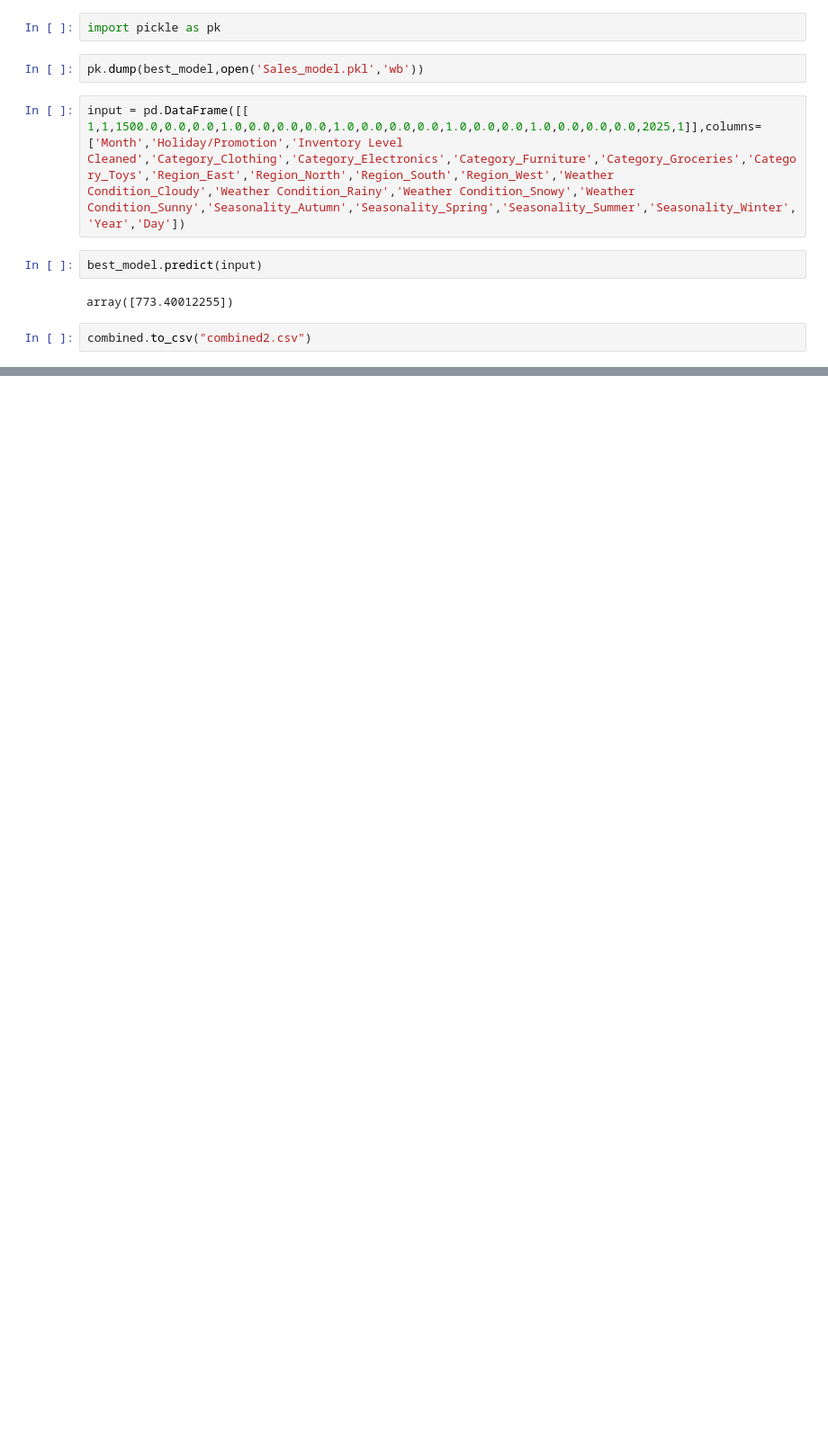
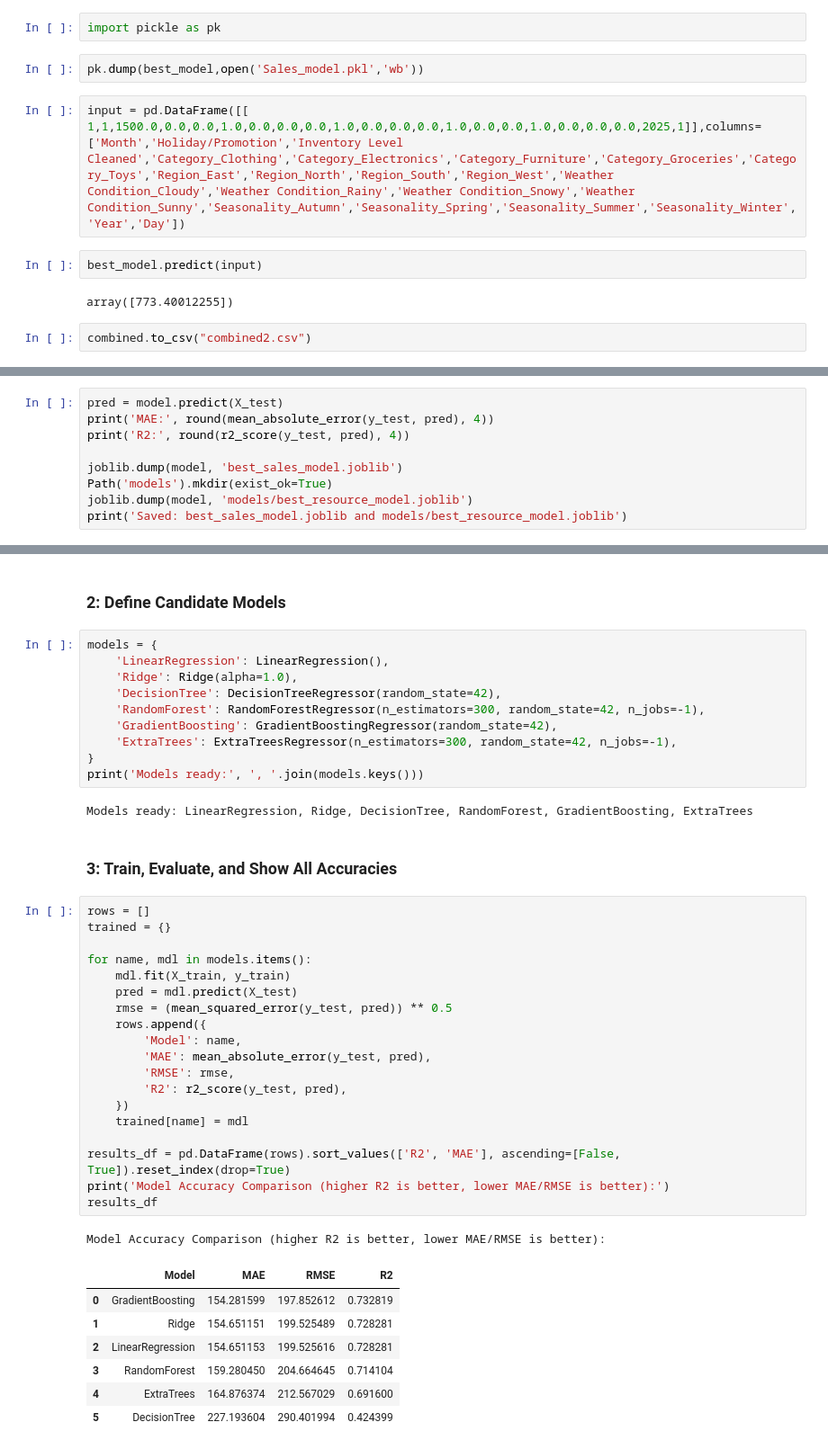
Before and after one commit to yash0patel/Resource-management, a Jupyter notebook: Predict sale.ipynb, the cells around one changed output, grey strips where cells are left out. Shown at 90% size. Cells and saved outputs as stored; diff of their text form; blank space fills up the shorter version.

```diff
--- a/Predict sale.ipynb
+++ b/Predict sale.ipynb
@@ -655,0 +711,9 @@ combined.to_csv("combined2.csv")
+# %%
+pred = model.predict(X_test)
+print('MAE:', round(mean_absolute_error(y_test, pred), 4))
+print('R2:', round(r2_score(y_test, pred), 4))
+
+joblib.dump(model, 'best_sales_model.joblib')
+Path('models').mkdir(exist_ok=True)
+joblib.dump(model, 'models/best_resource_model.joblib')
+print('Saved: best_sales_model.joblib and models/best_resource_model.joblib')
@@ -655,0 +768,44 @@ combined.to_csv("combined2.csv")
+# %% [markdown]
+### 2: Define Candidate Models
+# %%
+models = {
+    'LinearRegression': LinearRegression(),
+    'Ridge': Ridge(alpha=1.0),
+    'DecisionTree': DecisionTreeRegressor(random_state=42),
+    'RandomForest': RandomForestRegressor(n_estimators=300, random_state=42, n_jobs=-1),
+    'GradientBoosting': GradientBoostingRegressor(random_state=42),
+    'ExtraTrees': ExtraTreesRegressor(n_estimators=300, random_state=42, n_jobs=-1),
+}
+print('Models ready:', ', '.join(models.keys()))
+# %% [output]
+Models ready: LinearRegression, Ridge, DecisionTree, RandomForest, GradientBoosting, ExtraTrees
+# %% [markdown]
+### 3: Train, Evaluate, and Show All Accuracies
+# %%
+rows = []
+trained = {}
+
+for name, mdl in models.items():
+    mdl.fit(X_train, y_train)
+    pred = mdl.predict(X_test)
+    rmse = (mean_squared_error(y_test, pred)) ** 0.5
+    rows.append({
+        'Model': name,
+        'MAE': mean_absolute_error(y_test, pred),
+        'RMSE': rmse,
+        'R2': r2_score(y_test, pred),
+    })
+    trained[name] = mdl
+
+results_df = pd.DataFrame(rows).sort_values(['R2', 'MAE'], ascending=[False, True]).reset_index(drop=True)
+print('Model Accuracy Comparison (higher R2 is better, lower MAE/RMSE is better):')
+results_df
+# %% [output]
+Model Accuracy Comparison (higher R2 is better, lower MAE/RMSE is better):
+|  | Model | MAE | RMSE | R2 |
+| 0 | GradientBoosting | 154.281599 | 197.852612 | 0.732819 |
+| 1 | Ridge | 154.651151 | 199.525489 | 0.728281 |
+| 2 | LinearRegression | 154.651153 | 199.525616 | 0.728281 |
+| 3 | RandomForest | 159.280450 | 204.664645 | 0.714104 |
+| 4 | ExtraTrees | 164.876374 | 212.567029 | 0.691600 |
+| 5 | DecisionTree | 227.193604 | 290.401994 | 0.424399 |
```
Also changed, not shown: parts of 16 cells of this notebook, 2 other files.
